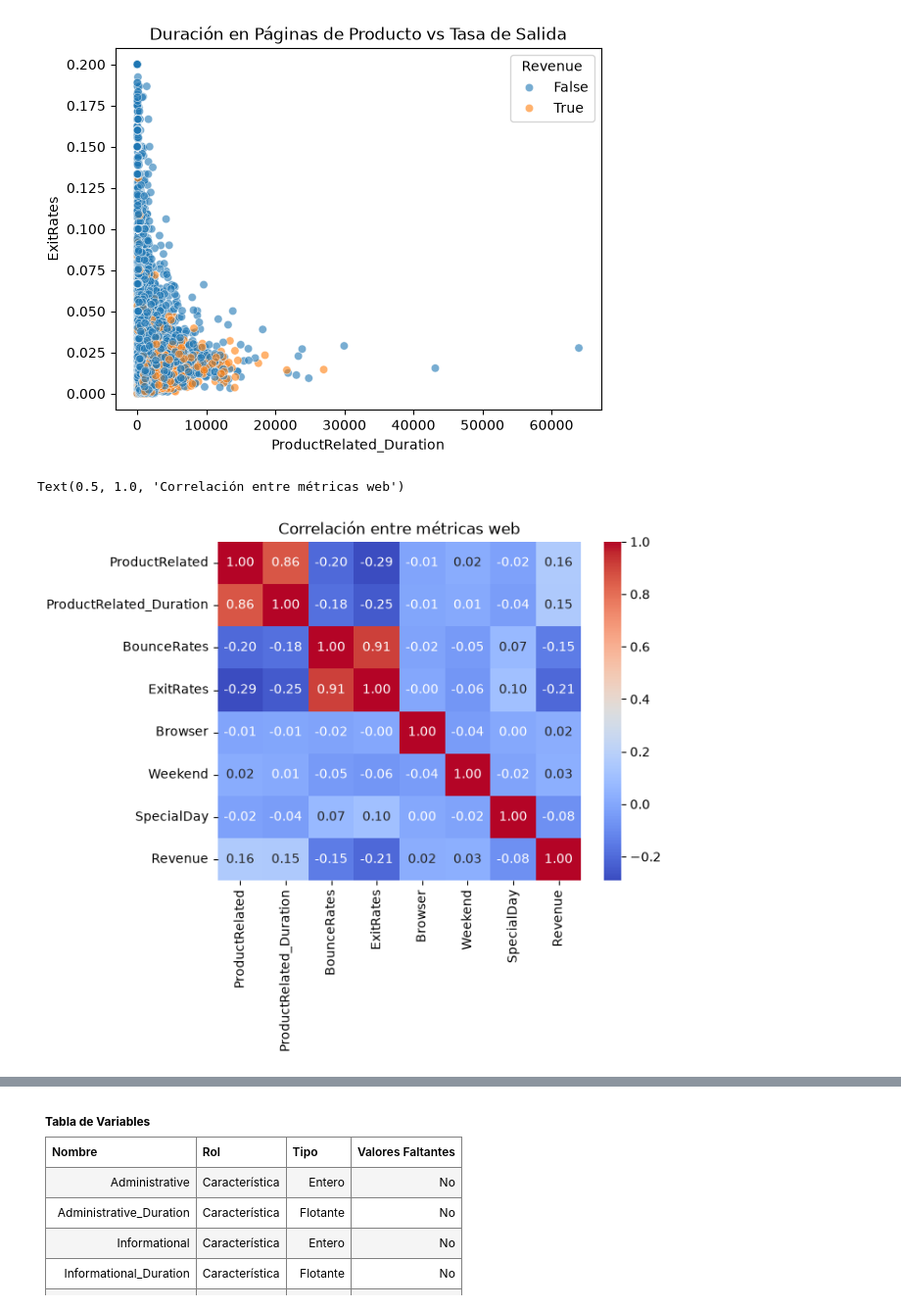
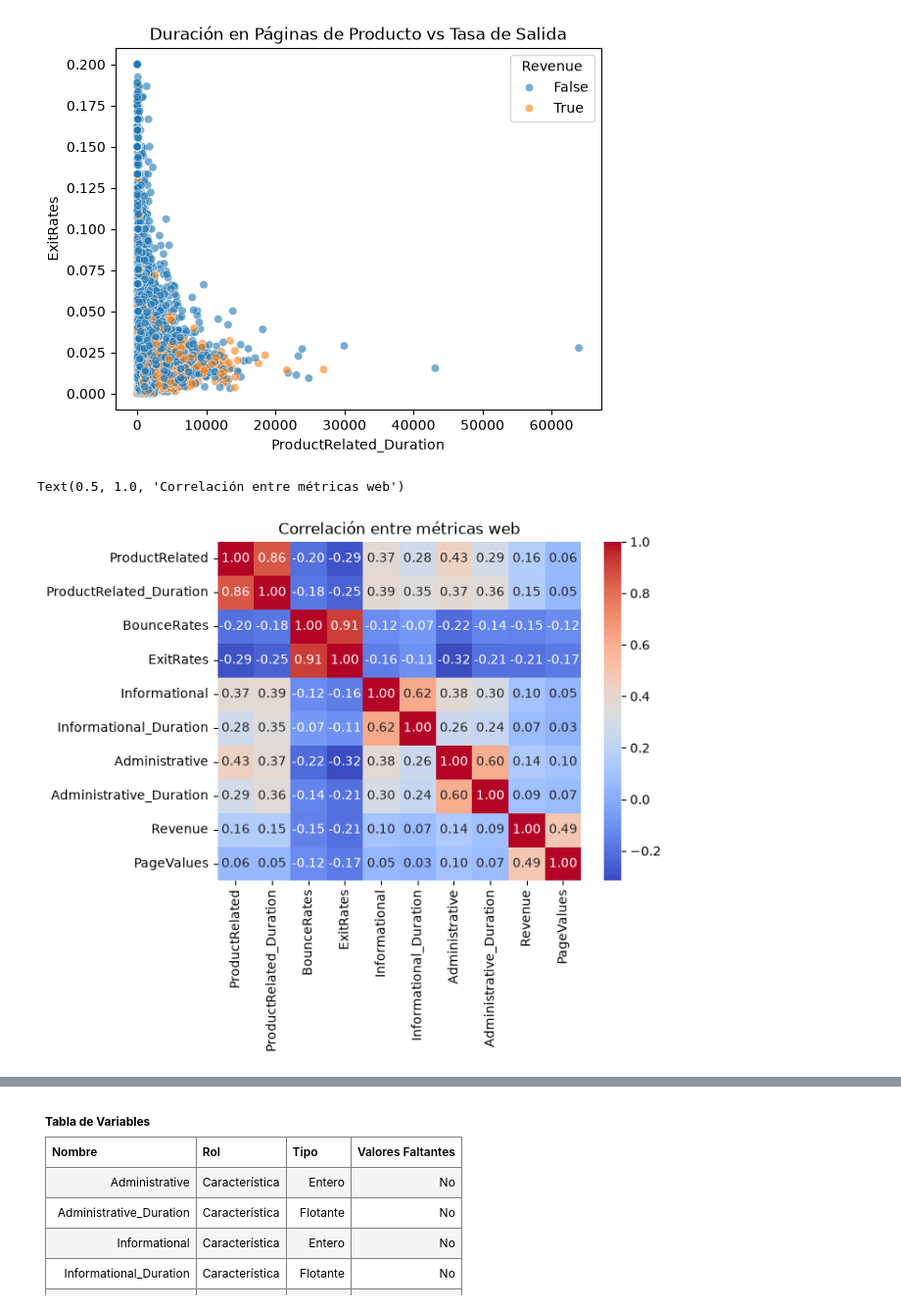
Before and after one commit to ByJuanRod/Actividad-Evaluativa, a Jupyter notebook: modelos_predictivos.ipynb, the cells around one changed output, grey strips where cells are left out. Shown at 98% size. Cells and saved outputs as stored; diff of their text form; code cells hidden in the pictures.

```diff
--- a/modelos_predictivos.ipynb
+++ b/modelos_predictivos.ipynb
@@ -53,6 +73,9 @@ def descripcion_estadistica_numerica(df,columna):
 </p>
 # %%
 df_clasificacion = pd.read_csv("online_shoppers_intention.csv")
+
+orden_meses = ['Jan', 'Feb', 'Mar', 'Apr', 'May', 'June', 'Jul', 'Aug', 'Sep', 'Oct', 'Nov', 'Dec']
+df_clasificacion['Month'] = pd.Categorical(df_clasificacion['Month'], categories=orden_meses, ordered=True)
 # %% [markdown]
 <h3>1.1 Exploración de la Fuente de Datos</h3>
 <p>Antes de iniciar el proceso de preparación es necesario conocer ciertos aspectos de la fuente de datos. En este caso se evaluaron los siguientes aspectos para saber el nivel de calidad de los datos existentes y si es necesario aplicar alguna transformación para realizar correcciones a alguno de los datos.</p>
@@ -203,10 +236,11 @@ Text(0.5, 1.0, 'Distribución de Revenue según Month')
 Text(0.5, 1.0, 'Duración en Páginas de Producto vs Tasa de Salida')
 [figure]
 # %%
-cols_num = ["ProductRelated", "ProductRelated_Duration","BounceRates","ExitRates","Browser","Weekend","SpecialDay","Revenue"]
-sns.heatmap(df_clasificacion[cols_num].corr(), annot=True, cmap='coolwarm', fmt=".2f").set_title("Correlación entre métricas web")
+cols_num = ["ProductRelated", "ProductRelated_Duration","BounceRates","ExitRates","Informational",
+            "Informational_Duration","Administrative","Administrative_Duration","Revenue","PageValues"]
+sns.heatmap(df_clasificacion[cols_num].corr(), annot=True, cmap="coolwarm", fmt=".2f").set_title("Correlación entre métricas web")
 # %% [output]
 Text(0.5, 1.0, 'Correlación entre métricas web')
-[figure, old version]
+[figure, new version]
 # %% [markdown]
 <b>Conclusiones de la Exploración de la Fuente de Datos</b>
```
Also changed, not shown: parts of 109 cells of this notebook.
